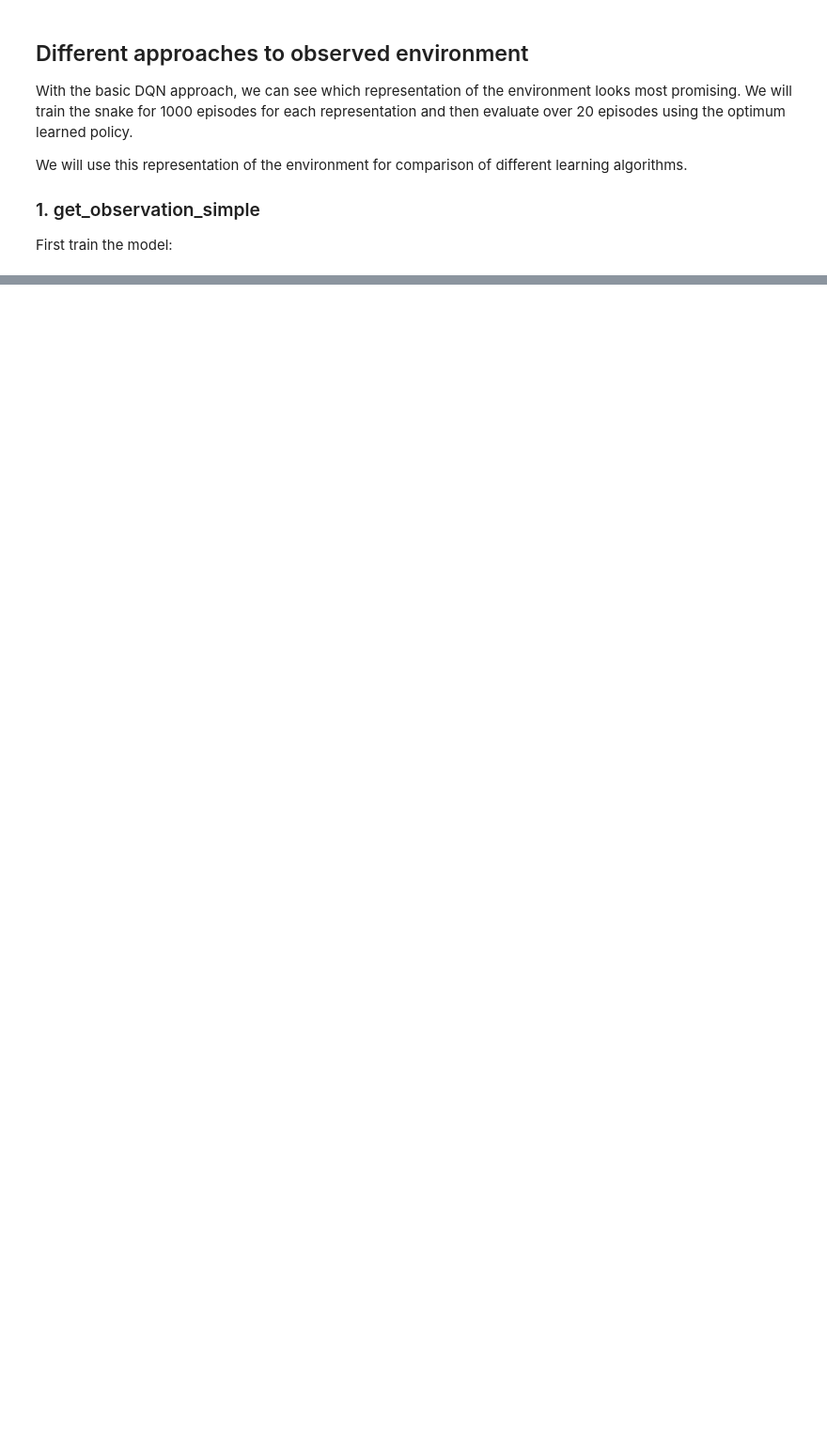
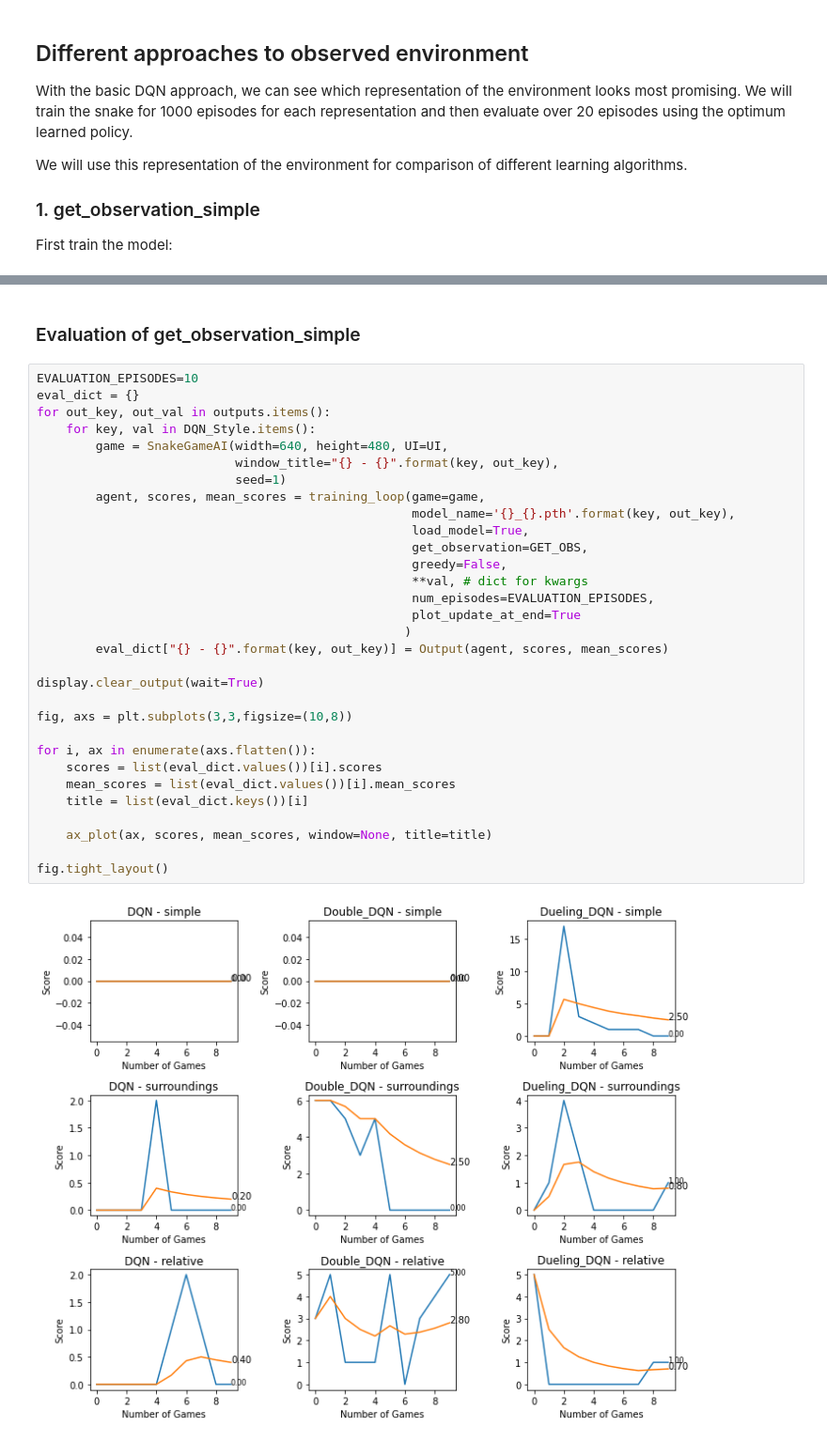
Before and after one commit to alexxcollins/Collins_Adib_INM707_CW, a Jupyter notebook: Advanced RL/Q-Learning_Comparisons.ipynb, the cells around one changed output, grey strips where cells are left out. Shown at 94% size. Cells and saved outputs as stored; diff of their text form; blank space fills up the shorter version.

```diff
--- a/Advanced RL/Q-Learning_Comparisons.ipynb
+++ b/Advanced RL/Q-Learning_Comparisons.ipynb
@@ -186,0 +188,35 @@ agent.save_model(MODEL_NAME)
+# %% [markdown]
+### Evaluation of get_observation_simple
+# %%
+EVALUATION_EPISODES=10
+eval_dict = {}
+for out_key, out_val in outputs.items():
+    for key, val in DQN_Style.items():
+        game = SnakeGameAI(width=640, height=480, UI=UI,
+                           window_title="{} - {}".format(key, out_key),
+                           seed=1)
+        agent, scores, mean_scores = training_loop(game=game,
+                                                   model_name='{}_{}.pth'.format(key, out_key),
+                                                   load_model=True,
+                                                   get_observation=GET_OBS,
+                                                   greedy=False,
+                                                   **val, # dict for kwargs
+                                                   num_episodes=EVALUATION_EPISODES,
+                                                   plot_update_at_end=True
+                                                  )
+        eval_dict["{} - {}".format(key, out_key)] = Output(agent, scores, mean_scores)
+
+display.clear_output(wait=True)
+
+fig, axs = plt.subplots(3,3,figsize=(10,8))
+
+for i, ax in enumerate(axs.flatten()):
+    scores = list(eval_dict.values())[i].scores
+    mean_scores = list(eval_dict.values())[i].mean_scores
+    title = list(eval_dict.keys())[i]
+
+    ax_plot(ax, scores, mean_scores, window=None, title=title)
+
+fig.tight_layout()
+# %% [output]
+[figure, added]
```
Also changed, not shown: parts of 24 cells of this notebook, 2 other files.
